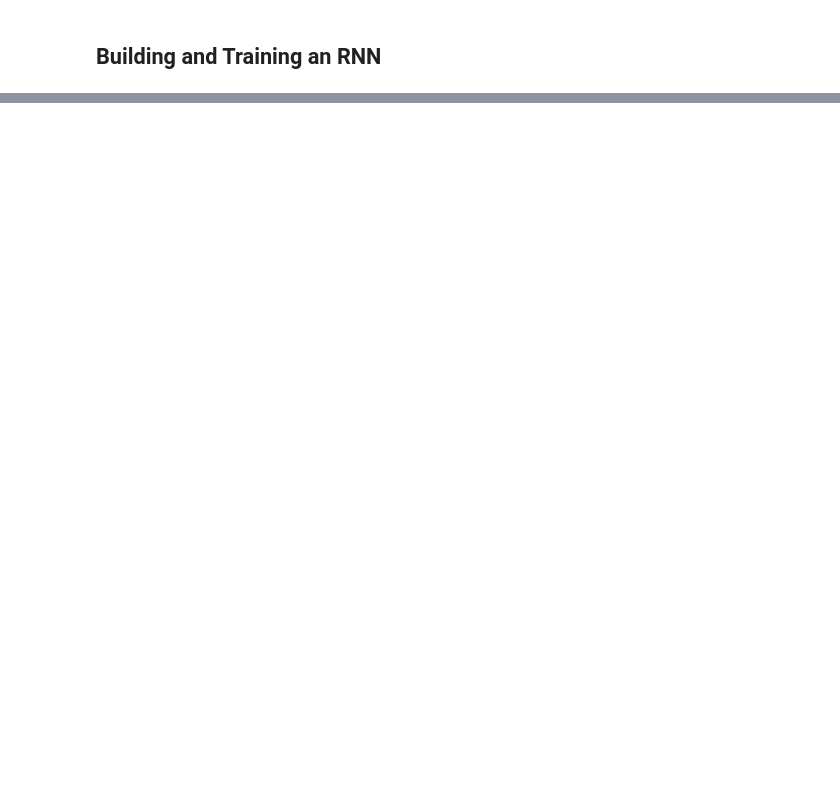
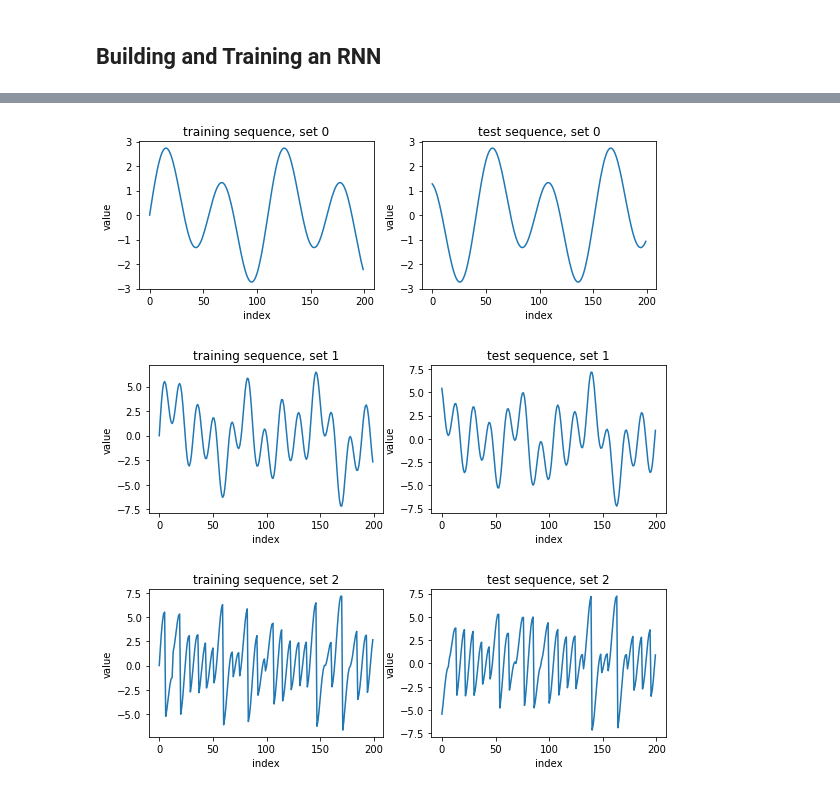
Before and after one commit to rahiakela/deep-learning--from-basics-to-practice, a Jupyter notebook: recurrent_neural_networks.ipynb, the cells around one changed output, grey strips where cells are left out. Drawn from its saved outputs; the diff is of its cells as text; code cells hidden in the pictures; blank space fills up the shorter version.

```diff
--- a/recurrent_neural_networks.ipynb
+++ b/recurrent_neural_networks.ipynb
@@ -237,0 +374,20 @@ We set up our pre-processing so that we now have our data in the proper shape.
+# %%
+def sum_of_upsloping_sines(number_of_steps, d_theta, skip_steps, freqs, amps, phases):
+  '''Like sum_of_sines(), but always sloping upwards'''
+  np.random.seed(42)
+  values = []
+  for step_num in range(number_of_steps):
+      angle = d_theta * (step_num + skip_steps)
+      sum = 0
+      for wave in range(len(freqs)):
+          y = amps[wave] * math.sin(freqs[wave]*(phases[wave] + angle))
+          sum += y
+      values.append(sum)
+      if step_num > 0:
+          sum_change = sum - prev_sum
+          if sum_change < 0:
+              values[-1] *= -1
+              if step_num == 1:
+                  values[-2] *= -1
+      prev_sum = sum
+  return np.array(values)
@@ -237,0 +419,27 @@ We set up our pre-processing so that we now have our data in the proper shape.
+# %%
+def show_data_sets(training_length):
+  for i in range(0, 3):
+    (training_sequence, test_sequence) = make_data(i, training_length)
+    plt.figure(figsize=(8,3))
+
+    plt.subplot(1, 2, 1)
+    plt.plot(training_sequence)
+    plt.title('training sequence, set '+str(i))
+    plt.xlabel('index')
+    plt.ylabel('value')
+
+    plt.subplot(1, 2, 2)
+    plt.plot(test_sequence)
+    plt.title('test sequence, set '+str(i))
+    plt.xlabel('index')
+    plt.ylabel('value')
+
+    plt.tight_layout()
+
+    plt.show()
+# %%
+show_data_sets(training_length=200)
+# %% [output]
+[figure, added]
+[figure, added]
+[figure, added]
```
Also changed, not shown: parts of 38 cells of this notebook.
